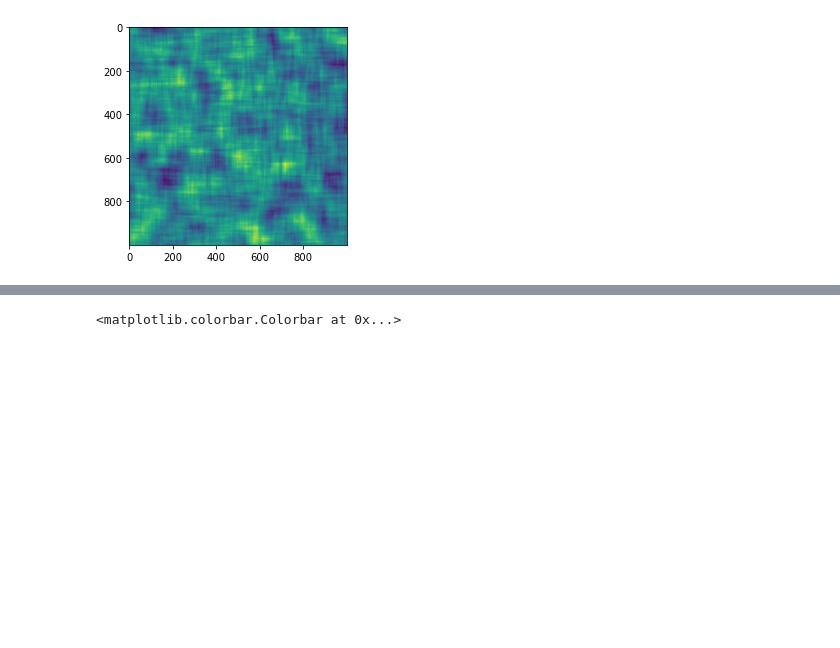
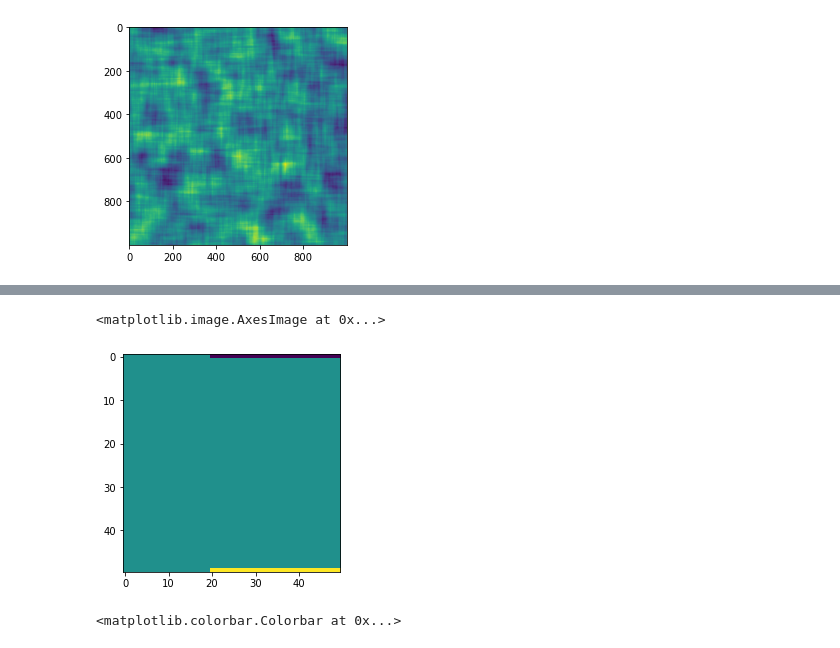
Before and after one commit to Julians42/AM205_Final_Project, a Jupyter notebook: Erode_1D.ipynb, the cells around one changed output, grey strips where cells are left out. Cells and saved outputs as stored; diff of their text form; code cells hidden in the pictures; blank space fills up the shorter version.

Commit message:
adds utils

```diff
--- a/Erode_1D.ipynb
+++ b/Erode_1D.ipynb
@@ -129,0 +140,8 @@ plt.imshow(smoothed)
+# %%
+
+from utils import *
+
+plt.imshow(fluid_forcing(np.zeros((50,50)).shape, 0.05, 1, 30, 20))
+# %% [output]
+<matplotlib.image.AxesImage at 0x...>
+[figure, added]
```
Also changed, not shown: parts of 4 cells of this notebook, 3 other files.
